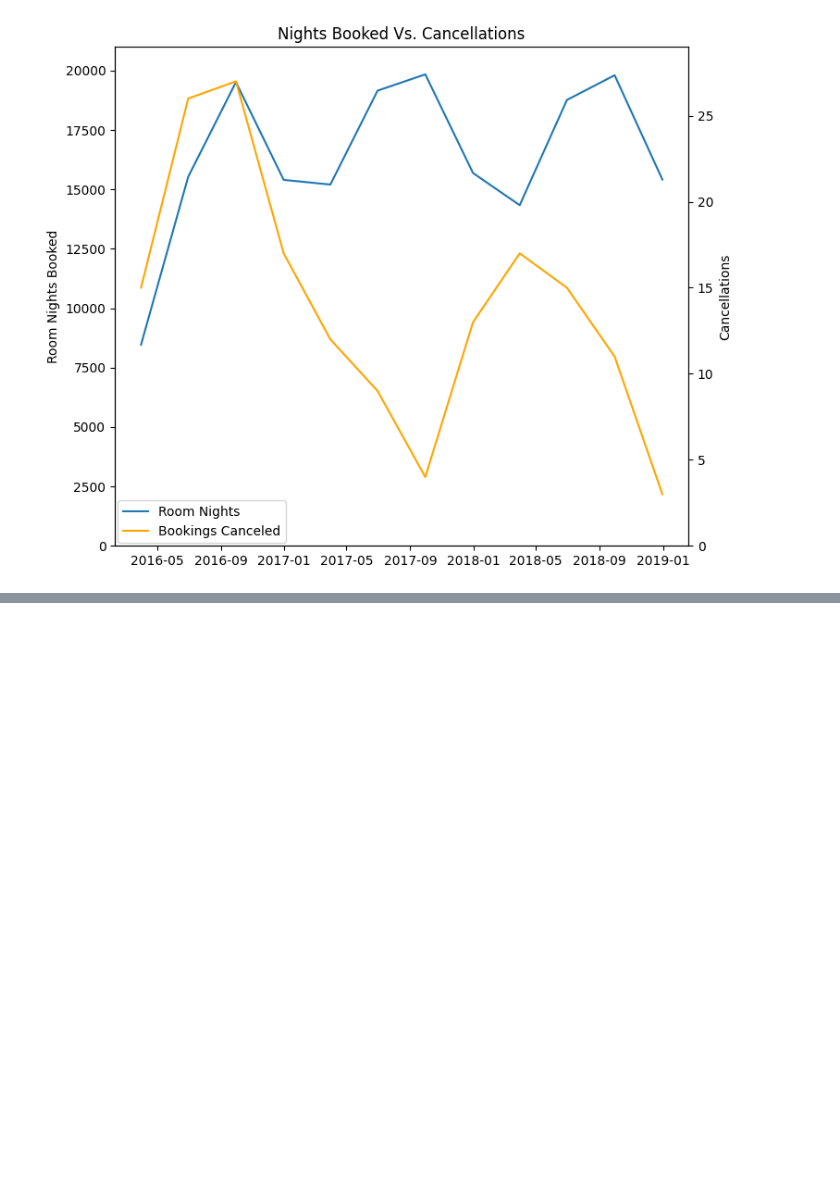
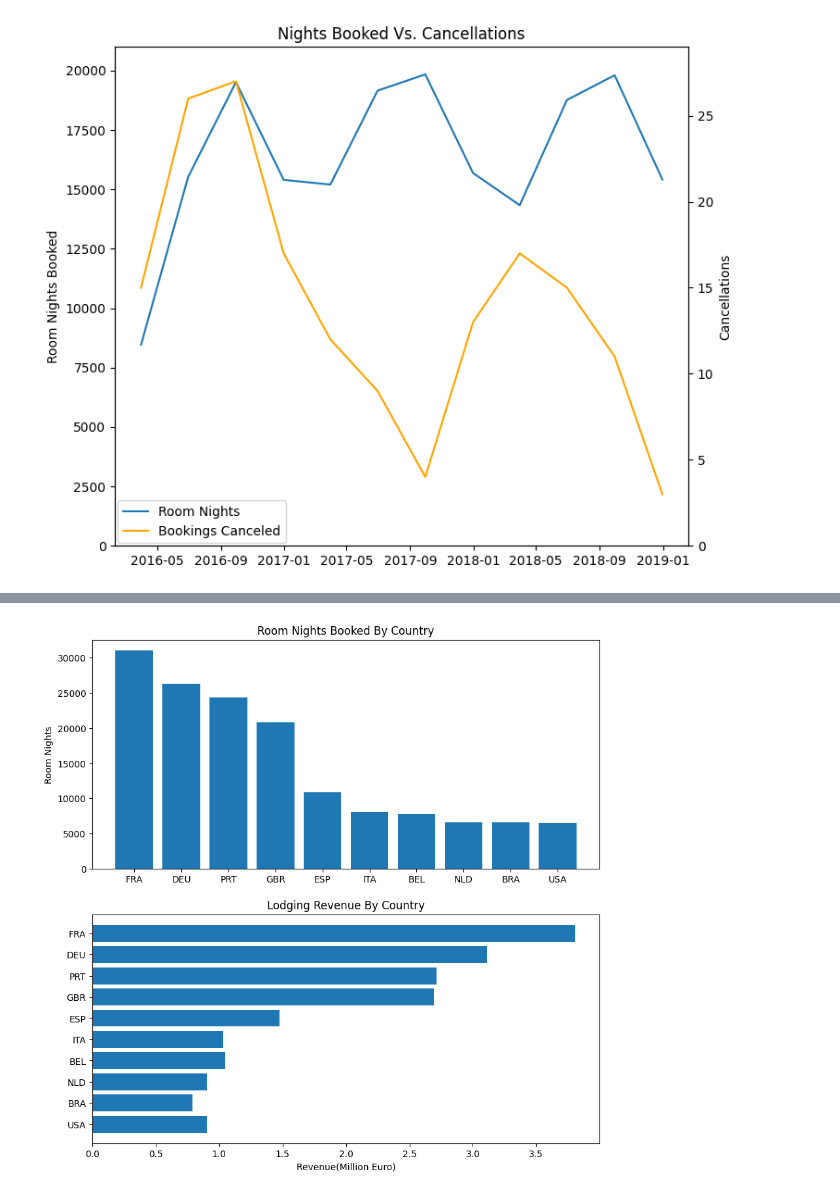
Before and after one commit to HariSudhan76/DataVisualization, a Jupyter notebook: MatplotlibBasics.ipynb, the cells around one changed output, grey strips where cells are left out. Drawn from its saved outputs; the diff is of its cells as text; code cells hidden in the pictures; blank space fills up the shorter version.

```diff
--- a/MatplotlibBasics.ipynb
+++ b/MatplotlibBasics.ipynb
@@ -76,5 +76,4 @@ plt.show()
 
 Plot sum of nights booked and sum of cancellations on a quarterly basis
 # %%
-hotel = pd.read_excel("HotelCustomersDataset.xlsx",index_col=0)
-hotel.head()
+hotel = pd.read_excel("HotelCustomersDataset.xlsx",sheet_name="Sheet1")
@@ -109,0 +115,22 @@ plt.show()
+# %%
+price_room = (hotel.groupby("Nationality")
+.agg({"RoomNights":"sum","LodgingRevenue":"sum"})
+.sort_values("RoomNights",ascending=False)
+.iloc[:10]
+)
+
+fig, ax = plt.subplots(2,figsize=(10,10))
+
+ax[0].bar(price_room.index,price_room.RoomNights)
+ax[0].set_title("Room Nights Booked By Country")
+ax[0].set_ylabel("Room Nights" )
+
+ax[1].barh(price_room.index[::-1],price_room.LodgingRevenue[::-1]/1000000)
+ax[1].set_title("Lodging Revenue By Country")
+ax[1].set_xlabel("Revenue(Million Euro)")
+
+
+
+plt.show()
+# %% [output]
+[figure, added]
```
Also changed, not shown: parts of 6 cells of this notebook.
